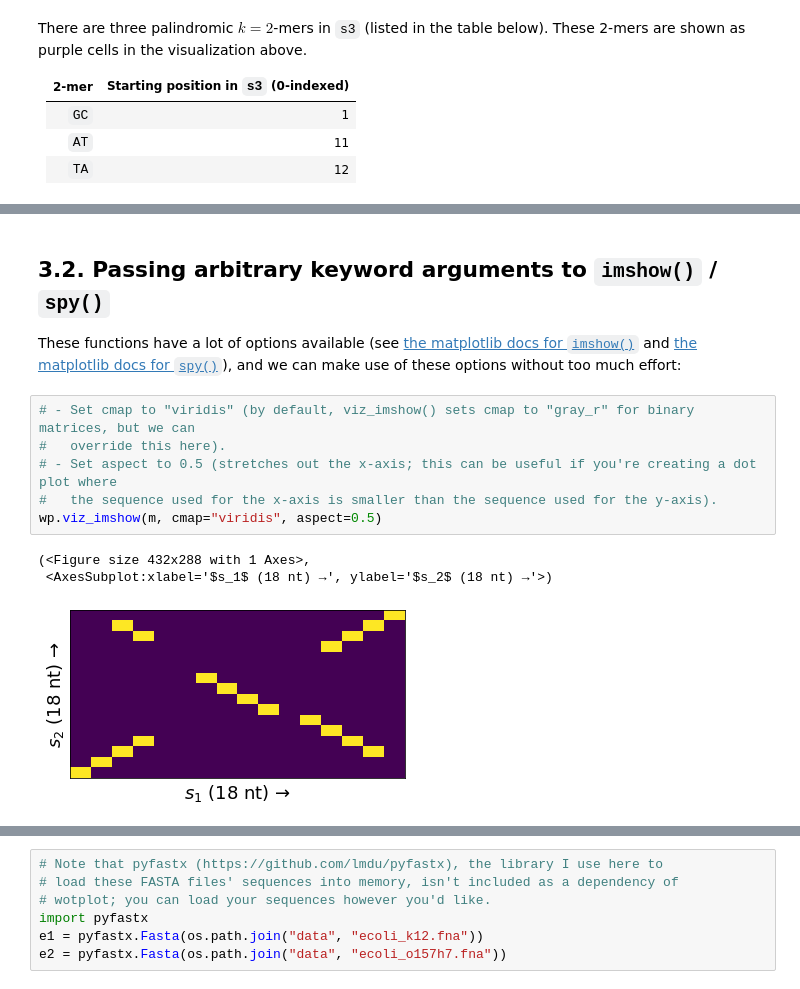
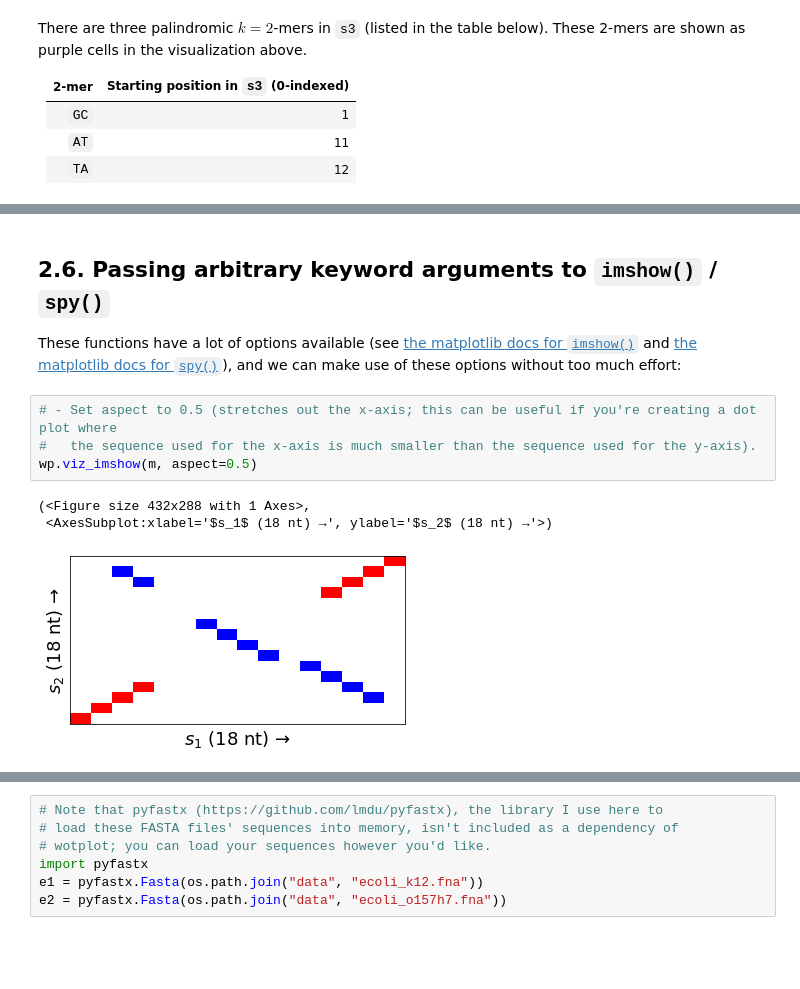
Before and after one commit to fedarko/wotplot, a Jupyter notebook: docs/Tutorial.ipynb, the cells around one changed output, grey strips where cells are left out. Cells and saved outputs as stored; diff of their text form; blank space fills up the shorter version.

```diff
--- a/docs/Tutorial.ipynb
+++ b/docs/Tutorial.ipynb
@@ -296,17 +373,15 @@ fig.set_size_inches(12, 5)
 # %% [markdown]
-## 3.2. Passing arbitrary keyword arguments to `imshow()` / `spy()`
+## 2.6. Passing arbitrary keyword arguments to `imshow()` / `spy()`
 
 These functions have a lot of options available (see [the matplotlib docs for `imshow()`](https://matplotlib.org/stable/api/_as_gen/matplotlib.axes.Axes.imshow.html) and [the matplotlib docs for `spy()`](https://matplotlib.org/stable/api/_as_gen/matplotlib.axes.Axes.spy.html)), and we can make use of these options without too much effort:
 # %%
-# - Set cmap to "viridis" (by default, viz_imshow() sets cmap to "gray_r" for binary matrices, but we can
-#   override this here).
 # - Set aspect to 0.5 (stretches out the x-axis; this can be useful if you're creating a dot plot where
-#   the sequence used for the x-axis is smaller than the sequence used for the y-axis).
-wp.viz_imshow(m, cmap="viridis", aspect=0.5)
+#   the sequence used for the x-axis is much smaller than the sequence used for the y-axis).
+wp.viz_imshow(m, aspect=0.5)
 # %% [output]
 (<Figure size 432x288 with 1 Axes>,
  <AxesSubplot:xlabel='$s_1$ (18 nt) →', ylabel='$s_2$ (18 nt) →'>)
-[figure, old version]
+[figure, new version]
 # %%
 # - Set marker to "o" (draw circles instead of squares for matching cells).
 # - Set alpha to 0.3 (add some transparency to the matching cells).
```
Also changed, not shown: parts of 54 cells of this notebook, 2 other files.
